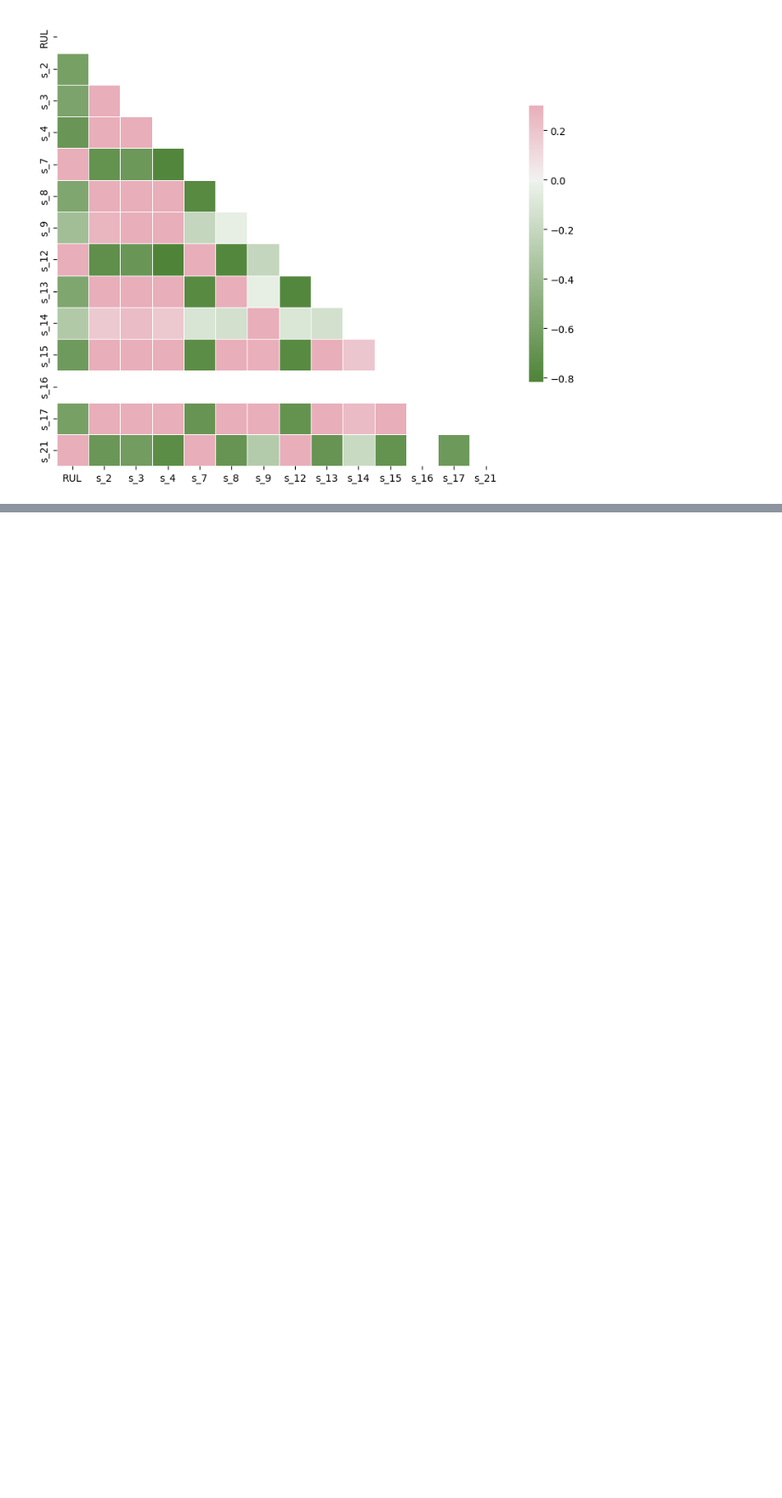
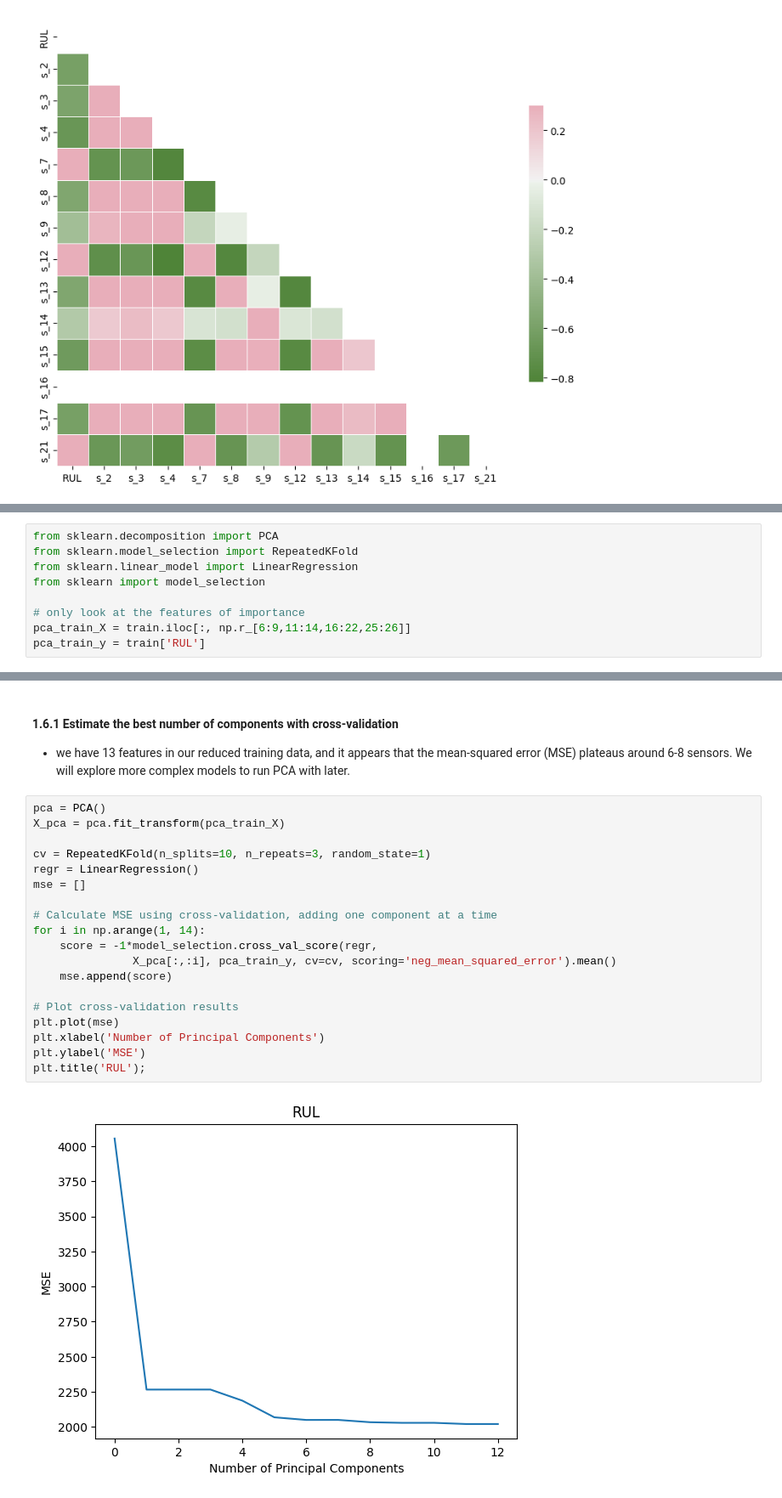
Before and after one commit to ddealwis09/FourthbrainCapstone_RUL, a Jupyter notebook: notebooks/RUL Machine Learning Model.ipynb, the cells around one changed output, grey strips where cells are left out. Shown at 85% size. Saved outputs shown, nothing was run; the diff lists cells and outputs as text; blank space fills up the shorter version.

```diff
--- a/notebooks/RUL Machine Learning Model.ipynb
+++ b/notebooks/RUL Machine Learning Model.ipynb
@@ -356,0 +363,9 @@ sns.heatmap(train_corr, mask=mask, cmap=cmap, vmax=.3, center=0,square=True, lin
+# %%
+from sklearn.decomposition import PCA
+from sklearn.model_selection import RepeatedKFold
+from sklearn.linear_model import LinearRegression
+from sklearn import model_selection
+
+# only look at the features of importance
+pca_train_X = train.iloc[:, np.r_[6:9,11:14,16:22,25:26]]
+pca_train_y = train['RUL']
@@ -356,0 +379,25 @@ sns.heatmap(train_corr, mask=mask, cmap=cmap, vmax=.3, center=0,square=True, lin
+# %% [markdown]
+#### 1.6.1 Estimate the best number of components with cross-validation
+
+- we have 13 features in our reduced training data, and it appears that the mean-squared error (MSE) plateaus around 6-8 sensors. We will explore more complex models to run PCA with later.
+# %%
+pca = PCA()
+X_pca = pca.fit_transform(pca_train_X)
+
+cv = RepeatedKFold(n_splits=10, n_repeats=3, random_state=1)
+regr = LinearRegression()
+mse = []
+
+# Calculate MSE using cross-validation, adding one component at a time
+for i in np.arange(1, 14):
+    score = -1*model_selection.cross_val_score(regr,
+               X_pca[:,:i], pca_train_y, cv=cv, scoring='neg_mean_squared_error').mean()
+    mse.append(score)
+
+# Plot cross-validation results
+plt.plot(mse)
+plt.xlabel('Number of Principal Components')
+plt.ylabel('MSE')
+plt.title('RUL');
+# %% [output]
+[figure, added]
```
Also changed, not shown: parts of 4 cells of this notebook.
